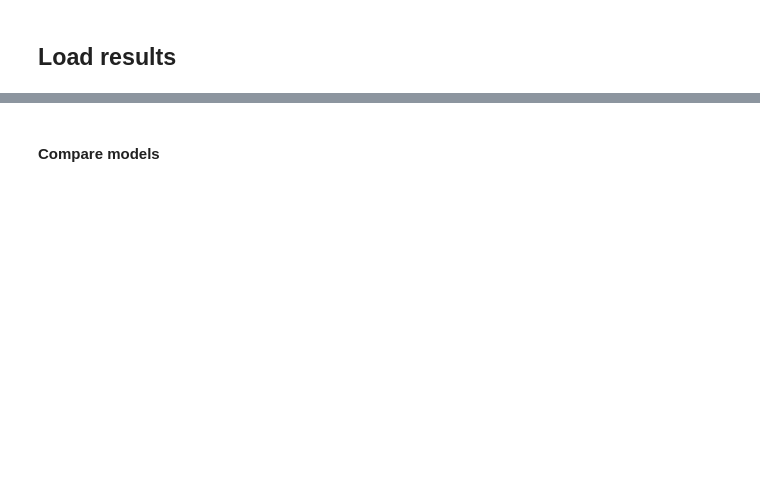
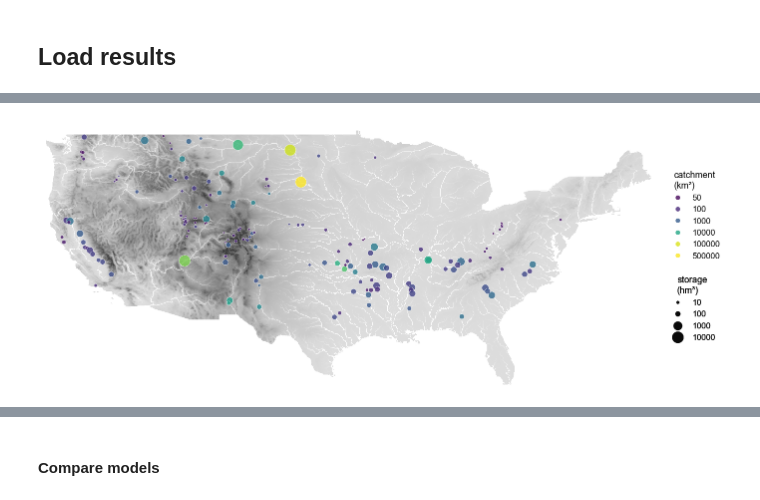
Before and after one commit to casadoj/lisflood-reservoirs, a Jupyter notebook: notebook/ResOpsUS/models/3.2_compare_routines-EGU.ipynb, the cells around one changed output, grey strips where cells are left out. Cells and saved outputs as stored; diff of their text form; code cells hidden in the pictures; blank space fills up the shorter version.

```diff
--- a/notebook/ResOpsUS/models/3.2_compare_routines-EGU.ipynb
+++ b/notebook/ResOpsUS/models/3.2_compare_routines-EGU.ipynb
@@ -59,0 +66,4 @@ Results will be saved in Z:\nahaUsers\casadje\datasets\reservoirs\ResOpsUS\v2.0\
+# %%
+# load GloFAS' elevation and upstream area map
+elevation = rxr.open_rasterio(cfg.PATH_DATA.parent / 'GIS' / 'elv_3min_US.tif', masked=True).squeeze('band')
+uparea = rxr.open_rasterio(cfg.PATH_DATA.parent / 'GIS' / 'upArea_3min_US.tif', masked=True).squeeze('band')
@@ -59,0 +72,6 @@ Results will be saved in Z:\nahaUsers\casadje\datasets\reservoirs\ResOpsUS\v2.0\
+# %%
+# load reservoirs
+reservoirs = gpd.read_file(cfg.PATH_DATA.parent / 'ancillary' / 'lfcoords' / 'reservoirs_677_3sec.shp').set_index('ID')
+reservoirs.index.name = 'GRAND_ID'
+
+print(f'{len(reservoirs)} reservoirs in the original ResOpsUS dataset')
@@ -197,0 +225,83 @@ must supply at least one object to concatenate
+# %%
+# set up plot
+proj = ccrs.PlateCarree()
+fig, ax = plt.subplots(
+    figsize=(16, 8),
+    subplot_kw={'projection': proj}
+)
+
+# base layers
+elevation.plot(
+    ax=ax,
+    cmap='Greys',
+    alpha=1,
+    vmin=-100,
+    vmax=4000,
+    add_colorbar=False,
+    zorder=1
+)
+uparea.plot(
+    ax=ax,
+    cmap='Greys_r',
+    alpha=.3,
+    vmin=-22 * 1e9,
+    vmax=22* 1e9,
+    add_colorbar=False,
+    zorder=3
+)
+
+# selected reservoirs
+reservoirs_selected = reservoirs.loc[reservoirs.index.intersection(attributes.index)]
+scatter = ax.scatter(
+    reservoirs_selected.geometry.x,
+    reservoirs_selected.geometry.y,
+    c=attributes.loc[reservoirs_selected.index, 'CATCH_SKM']**.25,
+    s=attributes.loc[reservoirs_selected.index, 'CAP_MCM']**.5 * 1.5,
+    alpha=.8,
+    edgecolor='w',
+    lw=.5,
+    zorder=10
+)
+
+# color legend
+labels1 = [50, 100, 1000, 10000, 100000, 500000, 600000]
+handles1, foo = scatter.legend_elements(
+    prop='colors',
+    num=list((np.array(labels1))**.25),
+    alpha=.8
+)
+legend1 = ax.legend(
+    handles1,
+    labels1,
+    title='catchment\n(km²)',
+    loc='upper left',
+    bbox_to_anchor=[1, .5, .1, .35],
+    frameon=False
+)
+fig.add_artist(legend1)
+
+# size legend
+labels2 = [10, 100, 1000, 10000, 30000]
+handles2, foo = scatter.legend_elements(
+    prop='sizes',
+    num=list(np.sqrt(labels2) * 1.5),
+    alpha=.8
+)
+legend2 = ax.legend(
+    handles2,
+    labels2,
+    title='storage\n(hm³)',
+    loc='upper left',
+    bbox_to_anchor=[1, .1, .1, .35],
+    frameon=False
+)
+fig.add_artist(legend2)
+
+ax.set_extent([-125, -66, 25, 50], crs=proj)
+ax.set_title(None)
+ax.set_aspect('equal')
+ax.axis('off');
+
+# plt.savefig(PATH_RESULTS / 'figure1.pdf', dpi=300, bbox_inches='tight');
+# %% [output]
+[figure, added]
```
Also changed, not shown: parts of 20 cells of this notebook.
